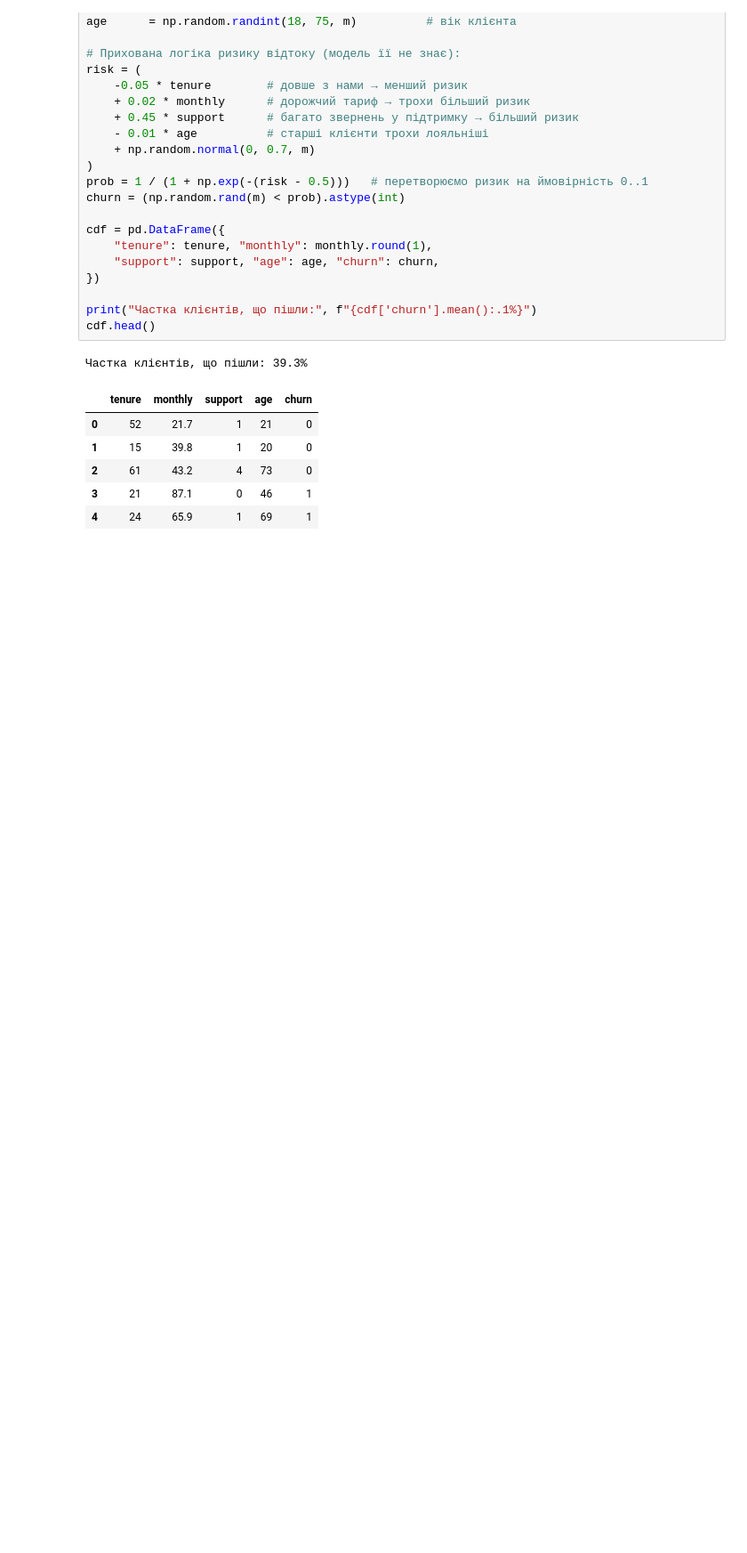
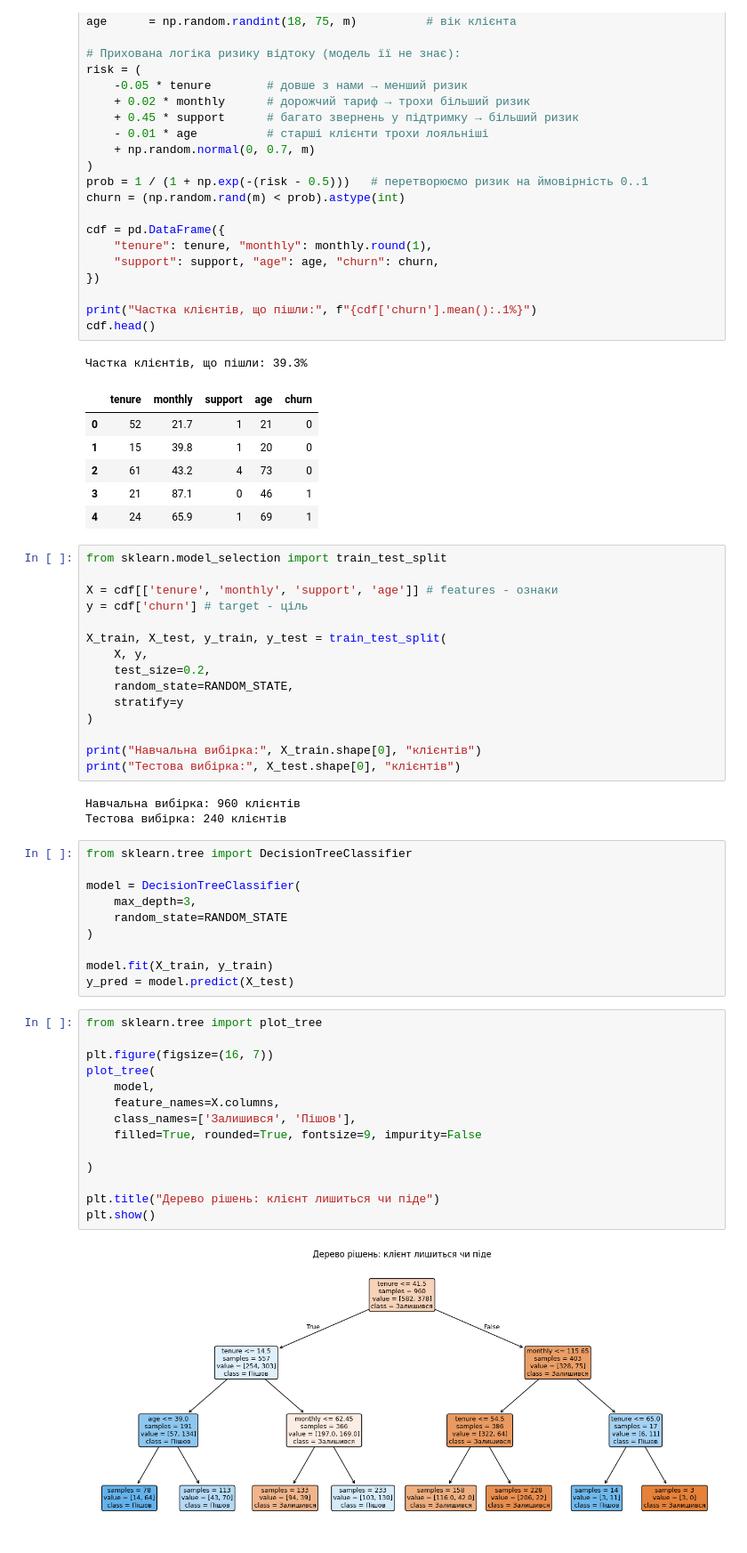
Before and after one commit to AllaYermilko/DTA-2026, a Jupyter notebook: ML/Classification_DecisionTreeClassifier.ipynb, the cells around one changed output. Shown at 89% size. Cells and saved outputs as stored; diff of their text form; blank space fills up the shorter version.

Commit message:
Model - tree

```diff
--- a/ML/Classification_DecisionTreeClassifier.ipynb
+++ b/ML/Classification_DecisionTreeClassifier.ipynb
@@ -48,3 +48,47 @@ cdf.head()
 | 2 | 61 | 43.2 | 4 | 73 | 0 |
 | 3 | 21 | 87.1 | 0 | 46 | 1 |
 | 4 | 24 | 65.9 | 1 | 69 | 1 |
+# %%
+from sklearn.model_selection import train_test_split
+
+X = cdf[['tenure', 'monthly', 'support', 'age']] # features - ознаки
+y = cdf['churn'] # target - ціль
+
+X_train, X_test, y_train, y_test = train_test_split(
+    X, y,
+    test_size=0.2,
+    random_state=RANDOM_STATE,
+    stratify=y
+)
+
+print("Навчальна вибірка:", X_train.shape[0], "клієнтів")
+print("Тестова вибірка:", X_test.shape[0], "клієнтів")
+# %% [output]
+Навчальна вибірка: 960 клієнтів
+Тестова вибірка: 240 клієнтів
+# %%
+from sklearn.tree import DecisionTreeClassifier
+
+model = DecisionTreeClassifier(
+    max_depth=3,
+    random_state=RANDOM_STATE
+)
+
+model.fit(X_train, y_train)
+y_pred = model.predict(X_test)
+# %%
+from sklearn.tree import plot_tree
+
+plt.figure(figsize=(16, 7))
+plot_tree(
+    model,
+    feature_names=X.columns,
+    class_names=['Залишився', 'Пішов'],
+    filled=True, rounded=True, fontsize=9, impurity=False
+
+)
+
+plt.title("Дерево рішень: клієнт лишиться чи піде")
+plt.show()
+# %% [output]
+[figure, added]
```
